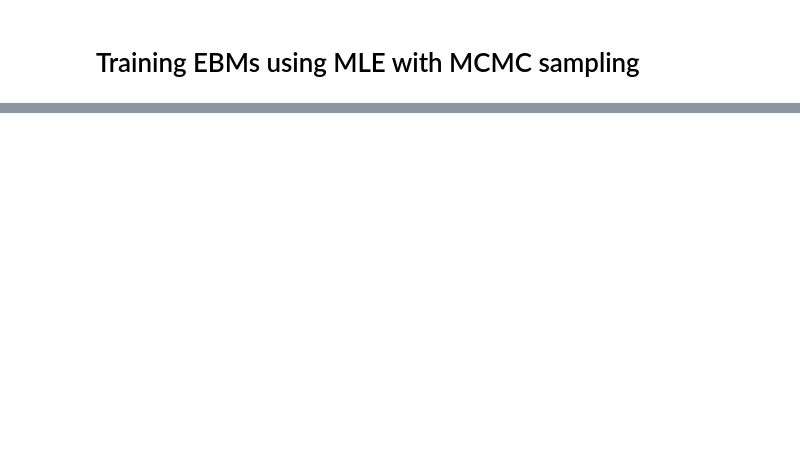
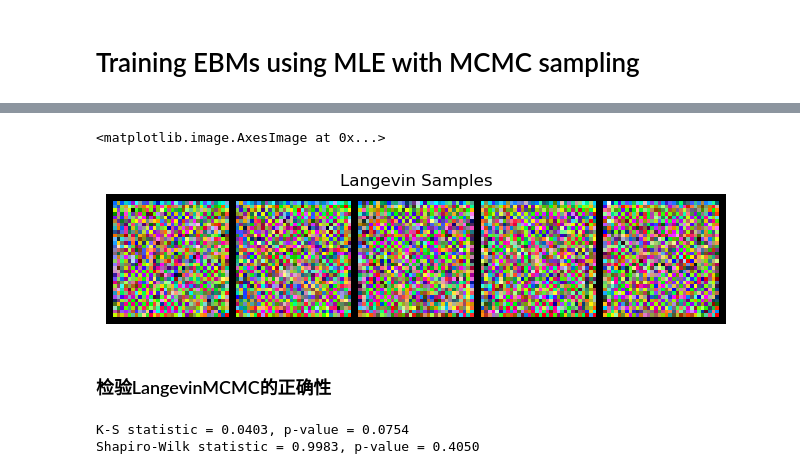
Before and after one commit to HariSeldon0/learning-diffusion, a Jupyter notebook: diffusion_from_scratch/ncsn.ipynb, the cells around one changed output, grey strips where cells are left out. Saved outputs shown, nothing was run; the diff lists cells and outputs as text; code cells hidden in the pictures; blank space fills up the shorter version.

```diff
--- a/diffusion_from_scratch/ncsn.ipynb
+++ b/diffusion_from_scratch/ncsn.ipynb
@@ -171,0 +302,23 @@ loss: -2.718750  [390/391]
+# %%
+def LangevinMCMC(score: nn.Module, x_init: torch.Tensor, step_size=0.01, n_steps=200, clamp=[-0.1, 1.1]):
+    noise_scale = torch.sqrt(torch.tensor(2 * step_size))
+    x = x_init.detach().clone()
+    with torch.no_grad():
+        for idx in range(n_steps):
+            x = x + step_size * score(x) + noise_scale * torch.randn_like(x)
+            x = x.clamp(*clamp)
+    return x
+# %%
+# 加载模型
+def load_ddp_checkpoint_to_model(model, checkpoint_path='checkpoint.pt'):
+    checkpoint = torch.load(checkpoint_path, map_location='cpu')
+    state_dict = checkpoint['model']
+
+    # 去掉 'module.' 前缀
+    new_state_dict = {k.replace('module.', ''): v for k, v in state_dict.items()}
+    model.load_state_dict(new_state_dict)
+    return model
+
+
+model = ScoreCNN().to(device)
+load_ddp_checkpoint_to_model(model, checkpoint_path='v2-checkpoint.pt')
@@ -171,0 +343,23 @@ loss: -2.718750  [390/391]
+# %%
+n_samples = 5
+
+model.eval()
+
+# 初始噪声
+x_init = torch.rand(n_samples, 3, 32, 32, device=device)
+
+# 使用训练时的 Langevin 更新函数
+x = LangevinMCMC(model, x_init, n_steps=1000, clamp=[0, 1])
+
+
+# 可视化：保存一个网格
+grid = make_grid(x.cpu(), nrow=8, normalize=True, scale_each=True)
+plt.figure(figsize=(8, 8))
+plt.axis("off")
+plt.title("Langevin Samples")
+plt.imshow(grid.permute(1, 2, 0))
+# %% [output]
+<matplotlib.image.AxesImage at 0x...>
+[figure, added]
+# %% [markdown]
+### 检验LangevinMCMC的正确性
@@ -171,0 +372,12 @@ loss: -2.718750  [390/391]
+# %%
+from scipy.stats import kstest, norm, shapiro
+
+# 假设你的样本为 x
+stat, p_value = kstest(samples, 'norm')
+print(f"K-S statistic = {stat:.4f}, p-value = {p_value:.4f}")
+
+stat, p_value = shapiro(samples)
+print(f"Shapiro-Wilk statistic = {stat:.4f}, p-value = {p_value:.4f}")
+# %% [output]
+K-S statistic = 0.0403, p-value = 0.0754
+Shapiro-Wilk statistic = 0.9983, p-value = 0.4050
```
Also changed, not shown: parts of 15 cells of this notebook, 4 other files.
